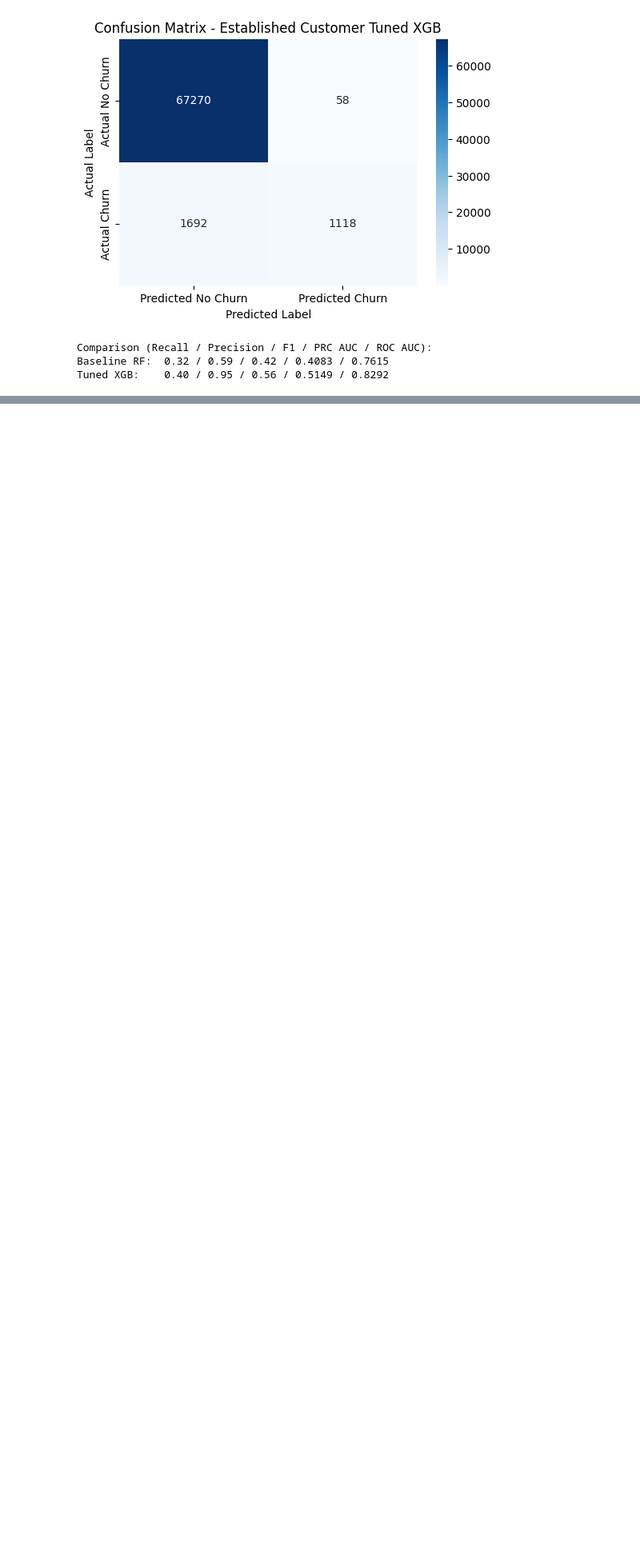
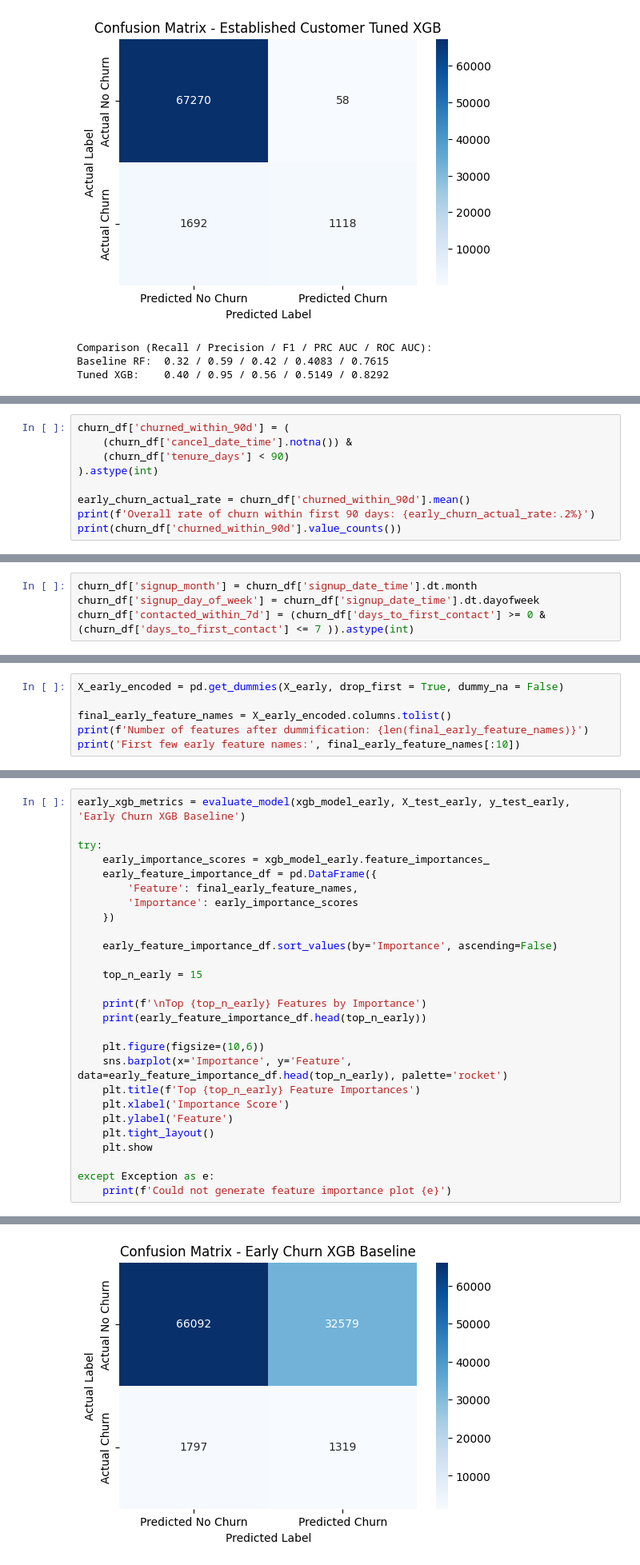
Before and after one commit to SarmadC/Churn-Prediction, a Jupyter notebook: churn-prediction.ipynb, the cells around one changed output, grey strips where cells are left out. Shown at 80% size. Drawn from its saved outputs; the diff is of its cells as text; blank space fills up the shorter version.

Commit message:
Kaggle Notebook | Churn Prediction | Version 19

```diff
--- a/churn-prediction.ipynb
+++ b/churn-prediction.ipynb
@@ -945,0 +955,9 @@ Generating SHAP Dependence Plot for 'billing_cycles_completed'...
+# %%
+churn_df['churned_within_90d'] = (
+    (churn_df['cancel_date_time'].notna()) &
+    (churn_df['tenure_days'] < 90)
+).astype(int)
+
+early_churn_actual_rate = churn_df['churned_within_90d'].mean()
+print(f'Overall rate of churn within first 90 days: {early_churn_actual_rate:.2%}')
+print(churn_df['churned_within_90d'].value_counts())
@@ -945,0 +1005,4 @@ Generating SHAP Dependence Plot for 'billing_cycles_completed'...
+# %%
+churn_df['signup_month'] = churn_df['signup_date_time'].dt.month
+churn_df['signup_day_of_week'] = churn_df['signup_date_time'].dt.dayofweek
+churn_df['contacted_within_7d'] = (churn_df['days_to_first_contact'] >= 0 & (churn_df['days_to_first_contact'] <= 7 )).astype(int)
@@ -945,0 +1065,6 @@ Generating SHAP Dependence Plot for 'billing_cycles_completed'...
+# %%
+X_early_encoded = pd.get_dummies(X_early, drop_first = True, dummy_na = False)
+
+final_early_feature_names = X_early_encoded.columns.tolist()
+print(f'Number of features after dummification: {len(final_early_feature_names)}')
+print('First few early feature names:', final_early_feature_names[:10])
@@ -945,0 +1135,28 @@ Generating SHAP Dependence Plot for 'billing_cycles_completed'...
+# %%
+early_xgb_metrics = evaluate_model(xgb_model_early, X_test_early, y_test_early, 'Early Churn XGB Baseline')
+
+try:
+    early_importance_scores = xgb_model_early.feature_importances_
+    early_feature_importance_df = pd.DataFrame({
+        'Feature': final_early_feature_names,
+        'Importance': early_importance_scores
+    })
+
+    early_feature_importance_df.sort_values(by='Importance', ascending=False)
+
+    top_n_early = 15
+
+    print(f'\nTop {top_n_early} Features by Importance')
+    print(early_feature_importance_df.head(top_n_early))
+
+    plt.figure(figsize=(10,6))
+    sns.barplot(x='Importance', y='Feature', data=early_feature_importance_df.head(top_n_early), palette='rocket')
+    plt.title(f'Top {top_n_early} Feature Importances')
+    plt.xlabel('Importance Score')
+    plt.ylabel('Feature')
+    plt.tight_layout()
+    plt.show
+
+except Exception as e:
+    print(f'Could not generate feature importance plot {e}')
+# %% [output]
@@ -945,0 +1177 @@ Generating SHAP Dependence Plot for 'billing_cycles_completed'...
+[figure, added]
```
Also changed, not shown: parts of 19 cells of this notebook.
